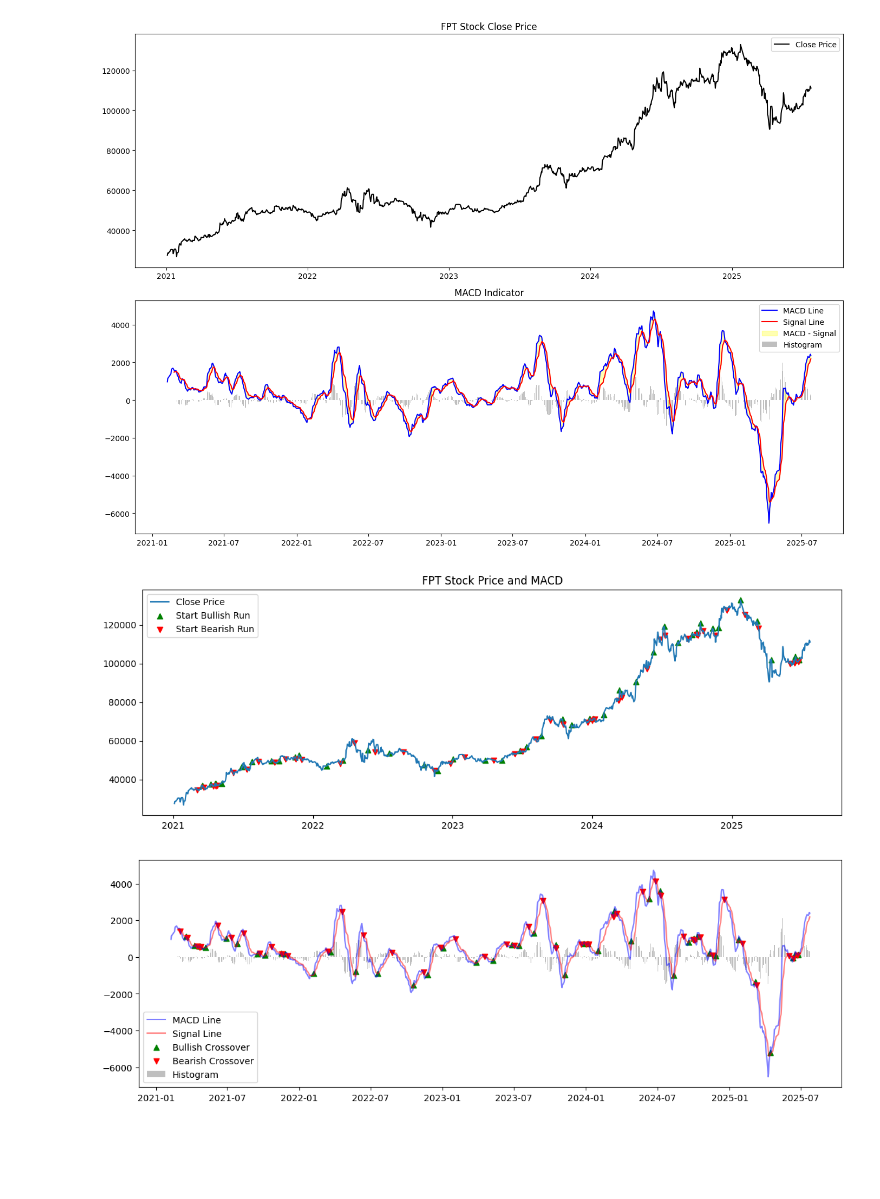
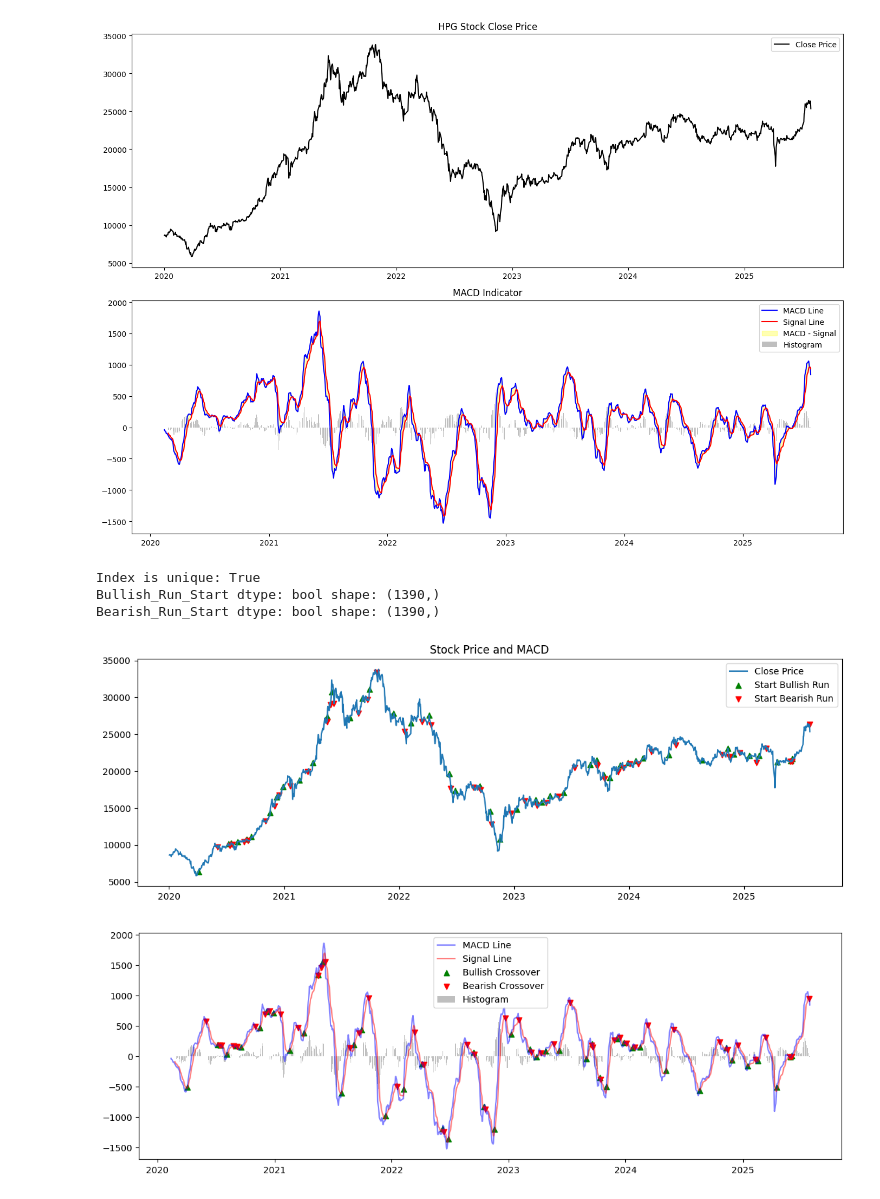
Before and after one commit to abm0606/backtest_FPT, a Jupyter notebook: Quant_project.ipynb, the cells around one changed output. Drawn from its saved outputs; the diff is of its cells as text; code cells hidden in the pictures; blank space fills up the shorter version.

```diff
--- a/Quant_project.ipynb
+++ b/Quant_project.ipynb
@@ -10,5 +54,10 @@ import yfinance as yf
 # %%
-fpt = yf.download('FPT.VN', start='2021-01-01')
+# Download stock data for analysis
+def get_stock_df(symbol, start_date):
+    import yfinance as yf
+    return yf.download(symbol, start=start_date)
 
-fpt.tail(10)
+input_stock = get_stock_df('HPG.VN', start_date='2020-01-01')
+input_stock.tail(10)
+type(input_stock['Close'])
 # %% [output]
@@ -29,11 +68,11 @@ fpt.tail(10)
 # %%
 # Ensure 'Close' is a 1D Series
-close_series = fpt['Close'].squeeze()
+close_series = input_stock['Close'].squeeze()
 
 macd_object = ta.trend.MACD(close_series)
-fpt['MACD'] = macd_object.macd()
-fpt['MACD_Signal'] = macd_object.macd_signal()
-fpt['MACD_Diff'] = macd_object.macd_diff()
-fpt.tail()
+input_stock['MACD'] = macd_object.macd()
+input_stock['MACD_Signal'] = macd_object.macd_signal()
+input_stock['MACD_Diff'] = macd_object.macd_diff()
+input_stock.tail()
 # %% [output]
 | Price | Close | High | Low | Open | Volume | MACD | MACD_Signal | MACD_Diff |
@@ -51,60 +90,68 @@ plt.figure(figsize=(14,10))
 
 # First graph: Close Price
 plt.subplot(2,1,1)
-plt.plot(fpt['Close'], label='Close Price', color='black')
-plt.title('FPT Stock Close Price')
+plt.plot(input_stock['Close'], label='Close Price', color='black')
+plt.title('HPG Stock Close Price')
 plt.legend()
 
 # Second graph: MACD
 plt.subplot(2,1,2)
-plt.plot(fpt['MACD'], label='MACD Line', color='blue')
-plt.plot(fpt['MACD_Signal'], label='Signal Line', color='red')
-plt.bar(fpt.index, fpt['MACD_Diff'], label='Histogram', color='grey', alpha=0.5)
-plt.fill_between(fpt.index, fpt['MACD'], fpt['MACD_Signal'], color='yellow', alpha=0.3, label='MACD - Signal')
+plt.plot(input_stock['MACD'], label='MACD Line', color='blue')
+plt.plot(input_stock['MACD_Signal'], label='Signal Line', color='red')
+plt.bar(input_stock.index, input_stock['MACD_Diff'], label='Histogram', color='grey', alpha=0.5)
+plt.fill_between(input_stock.index, input_stock['MACD'], input_stock['MACD_Signal'], color='yellow', alpha=0.3, label='MACD - Signal')
 plt.title('MACD Indicator')
 plt.legend()
 
 plt.tight_layout()
 plt.show()
 # %% [output]
-[figure, old version]
+[figure, new version]
 # %%
 # Identify starting points of bullish and bearish trends
-fpt['Bullish_Run_Start'] = (fpt['MACD'] > fpt['MACD_Signal']) & (fpt['MACD'].shift(1) <= fpt['MACD_Signal'].shift(1))
-fpt['Bearish_Run_Start'] = (fpt['MACD'] < fpt['MACD_Signal']) & (fpt['MACD'].shift(1) >= fpt['MACD_Signal'].shift(1))
+input_stock['Bullish_Run_Start'] = ((input_stock['MACD'] > input_stock['MACD_Signal']) & (input_stock['MACD'].shift(1) <= input_stock['MACD_Signal'].shift(1))).fillna(False).astype(bool)
+input_stock['Bearish_Run_Start'] = ((input_stock['MACD'] < input_stock['MACD_Signal']) & (input_stock['MACD'].shift(1) >= input_stock['MACD_Signal'].shift(1))).fillna(False).astype(bool)
+
+# Debug: Check index uniqueness and mask types
+print('Index is unique:', input_stock.index.is_unique)
+print('Bullish_Run_Start dtype:', input_stock['Bullish_Run_Start'].dtype, 'shape:', input_stock['Bullish_Run_Start'].shape)
+print('Bearish_Run_Start dtype:', input_stock['Bearish_Run_Start'].dtype, 'shape:', input_stock['Bearish_Run_Start'].shape)
 
 # Plot
 plt.figure(figsize=(14, 10))
 
 #Plot Close Price
 plt.subplot(2, 1, 1)
-plt.plot(fpt['Close'], label='Close Price')
-plt.scatter(fpt.index[fpt['Bullish_Run_Start']], fpt['Close'][fpt['Bullish_Run_Start']], marker='^', color='g', label='Start Bullish Run')
-plt.scatter(fpt.index[fpt['Bearish_Run_Start']], fpt['Close'][fpt['Bearish_Run_Start']], marker='v', color='r', label='Start Bearish Run')
-plt.title('FPT Stock Price and MACD')
+plt.plot(input_stock['Close'], label='Close Price')
+plt.scatter(input_stock.index[input_stock['Bullish_Run_Start']], input_stock['Close'][input_stock['Bullish_Run_Start']], marker='^', color='g', label='Start Bullish Run')
+plt.scatter(input_stock.index[input_stock['Bearish_Run_Start']], input_stock['Close'][input_stock['Bearish_Run_Start']], marker='v', color='r', label='Start Bearish Run')
+plt.title('Stock Price and MACD')
 plt.legend()
 
 
 # Identify bullish and bearish crossover points
-fpt['Bullish_Crossover'] = (fpt['MACD'] > fpt['MACD_Signal']) & (fpt['MACD'].shift(1) <= fpt['MACD_Signal'].shift(1))
-fpt['Bearish_Crossover'] = (fpt['MACD'] < fpt['MACD_Signal']) & (fpt['MACD'].shift(1) >= fpt['MACD_Signal'].shift(1))
+input_stock['Bullish_Crossover'] = ((input_stock['MACD'] > input_stock['MACD_Signal']) & (input_stock['MACD'].shift(1) <= input_stock['MACD_Signal'].shift(1))).fillna(False).astype(bool)
+input_stock['Bearish_Crossover'] = ((input_stock['MACD'] < input_stock['MACD_Signal']) & (input_stock['MACD'].shift(1) >= input_stock['MACD_Signal'].shift(1))).fillna(False).astype(bool)
 
 # Plot
 plt.figure(figsize=(14, 10))
 
 # Plot MACD
 plt.subplot(2, 1, 2)
-plt.plot(fpt['MACD'], label='MACD Line', color='blue', alpha=0.5)
-plt.plot(fpt['MACD_Signal'], label='Signal Line', color='red', alpha=0.5)
-plt.bar(fpt.index, fpt['MACD_Diff'], label='Histogram', color='grey', alpha=0.5)
+plt.plot(input_stock['MACD'], label='MACD Line', color='blue', alpha=0.5)
+plt.plot(input_stock['MACD_Signal'], label='Signal Line', color='red', alpha=0.5)
+plt.bar(input_stock.index, input_stock['MACD_Diff'], label='Histogram', color='grey', alpha=0.5)
 
 # Markers for bullish and bearish crossover
-plt.scatter(fpt.index[fpt['Bullish_Crossover']], fpt['MACD'][fpt['Bullish_Crossover']], marker='^', color='g', label='Bullish Crossover')
-plt.scatter(fpt.index[fpt['Bearish_Crossover']], fpt['MACD'][fpt['Bearish_Crossover']], marker='v', color='r', label='Bearish Crossover')
+plt.scatter(input_stock.index[input_stock['Bullish_Crossover']], input_stock['MACD'][input_stock['Bullish_Crossover']], marker='^', color='g', label='Bullish Crossover')
+plt.scatter(input_stock.index[input_stock['Bearish_Crossover']], input_stock['MACD'][input_stock['Bearish_Crossover']], marker='v', color='r', label='Bearish Crossover')
 
 plt.legend()
 plt.show()
 # %% [output]
+Index is unique: True
+Bullish_Run_Start dtype: bool shape: (1390,)
+Bearish_Run_Start dtype: bool shape: (1390,)
-[figure, old version]
+[figure, new version]
-[figure, old version]
+[figure, new version]
 # %%
```
Also changed, not shown: parts of 31 cells of this notebook, 5 other files.
